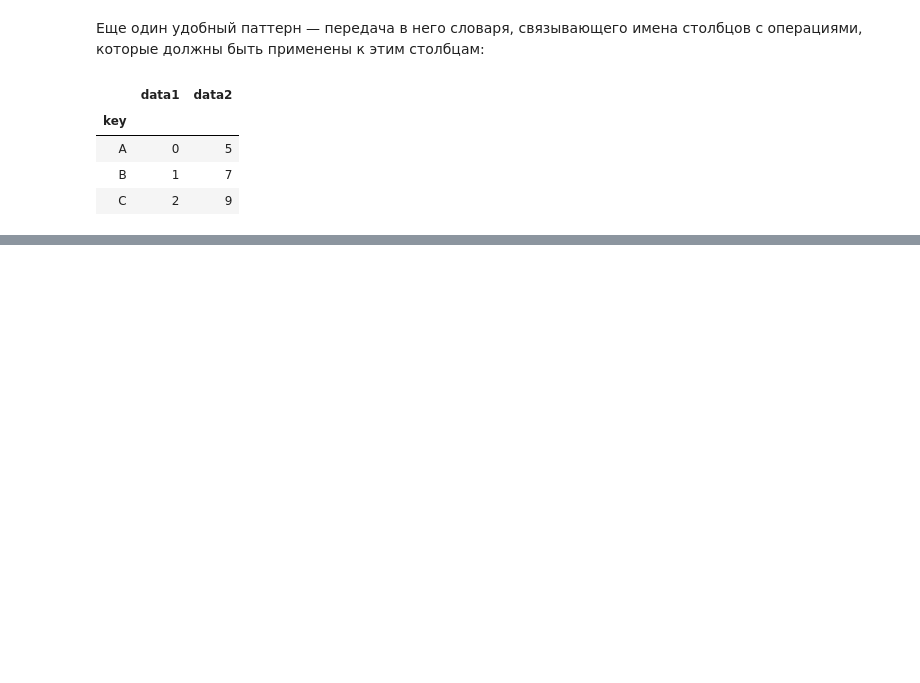
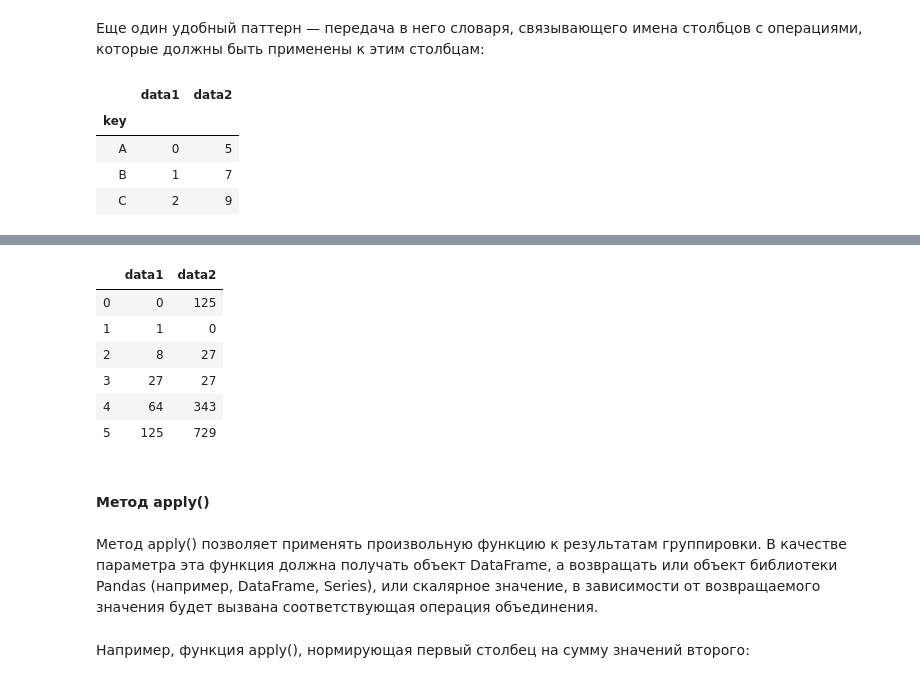
Before and after one commit to rusantsovsv/pandas_tr, a Jupyter notebook: 07.Pandas_agr_group.ipynb, the cells around one changed output, grey strips where cells are left out. Drawn from its saved outputs; the diff is of its cells as text; code cells hidden in the pictures; blank space fills up the shorter version.

```diff
--- a/07.Pandas_agr_group.ipynb
+++ b/07.Pandas_agr_group.ipynb
@@ -315,0 +371,19 @@ df.groupby('key').aggregate({'data1': 'min', 'data2': 'max'})
+# %%
+df.groupby('key').transform(lambda x: x ** 3) # возвести каждое значение в 3 степень
+# %% [output]
+|  | data1 | data2 |
+| 0 | 0 | 125 |
+| 1 | 1 | 0 |
+| 2 | 8 | 27 |
+| 3 | 27 | 27 |
+| 4 | 64 | 343 |
+| 5 | 125 | 729 |
+# %% [markdown]
+#### Метод apply()
+# %% [markdown]
+Метод apply() позволяет применять произвольную функцию к результатам группировки. В качестве параметра эта функция должна получать объект DataFrame, а возвращать или объект библиотеки Pandas (например, DataFrame,
+Series), или скалярное значение, в зависимости от возвращаемого значения будет
+вызвана соответствующая операция объединения.
+# %% [markdown]
+Например, функция apply(), нормирующая первый столбец на сумму значений
+второго:
```
Also changed, not shown: parts of 30 cells of this notebook.
